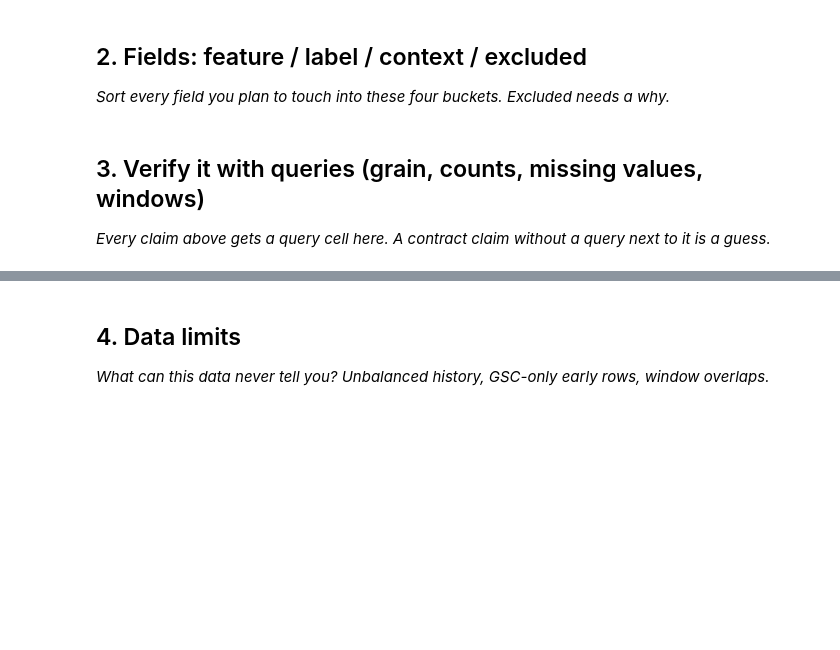
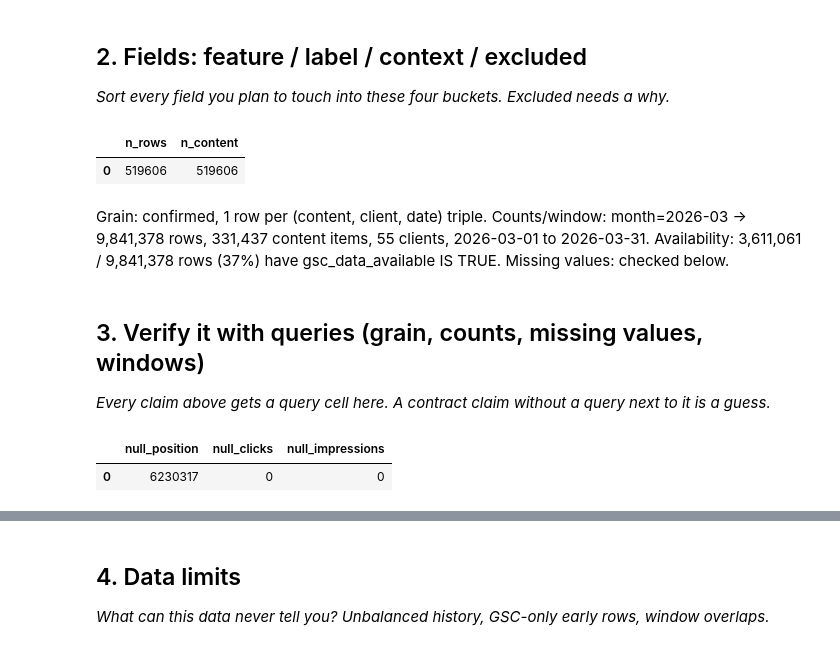
Before and after one commit to alemjarebica-cloud/ML-flyrank-AlemJ, a Jupyter notebook: work/notebooks/w03_data_contract.ipynb, the cells around one changed output, grey strips where cells are left out. Cells and saved outputs as stored; diff of their text form; code cells hidden in the pictures; blank space fills up the shorter version.

```diff
--- a/work/notebooks/w03_data_contract.ipynb
+++ b/work/notebooks/w03_data_contract.ipynb
@@ -20,6 +92,19 @@ This skeleton is yours to fill. Work the sections **in order** — each one has
 # %%
 # This cell is for CODE (numbers, a query, a check).
 # Write your text answer in the cell ABOVE this one — typing sentences here breaks Run All.
+con.sql(f"""
+    SELECT COUNT(*) AS n_rows,
+           COUNT(DISTINCT {CONTENT_COL}) AS n_content
+    FROM read_parquet('{rel}/dim_content.parquet')
+""").df()
+# %% [output]
+|  | n_rows | n_content |
+| 0 | 519606 | 519606 |
+# %% [markdown]
+Grain: confirmed, 1 row per (content, client, date) triple.
+Counts/window: month=2026-03 → 9,841,378 rows, 331,437 content items, 55 clients, 2026-03-01 to 2026-03-31.
+Availability: 3,611,061 / 9,841,378 rows (37%) have gsc_data_available IS TRUE.
+Missing values: checked below.
 # %% [markdown]
 ## 3. Verify it with queries (grain, counts, missing values, windows)
 
@@ -27,3 +112,13 @@ This skeleton is yours to fill. Work the sections **in order** — each one has
 # %%
 # This cell is for CODE (numbers, a query, a check).
 # Write your text answer in the cell ABOVE this one — typing sentences here breaks Run All.
+con.sql(f"""
+    SELECT
+        COUNT(*) FILTER (WHERE {POSITION_COL} IS NULL) AS null_position,
+        COUNT(*) FILTER (WHERE {CLICKS_COL} IS NULL) AS null_clicks,
+        COUNT(*) FILTER (WHERE {IMPRESSIONS_COL} IS NULL) AS null_impressions
+    FROM read_parquet('{rel}/fact_content_daily_performance/month={MONTH}/*.parquet')
+""").df()
+# %% [output]
+|  | null_position | null_clicks | null_impressions |
+| 0 | 6230317 | 0 | 0 |
```
Also changed, not shown: parts of 14 cells of this notebook.
